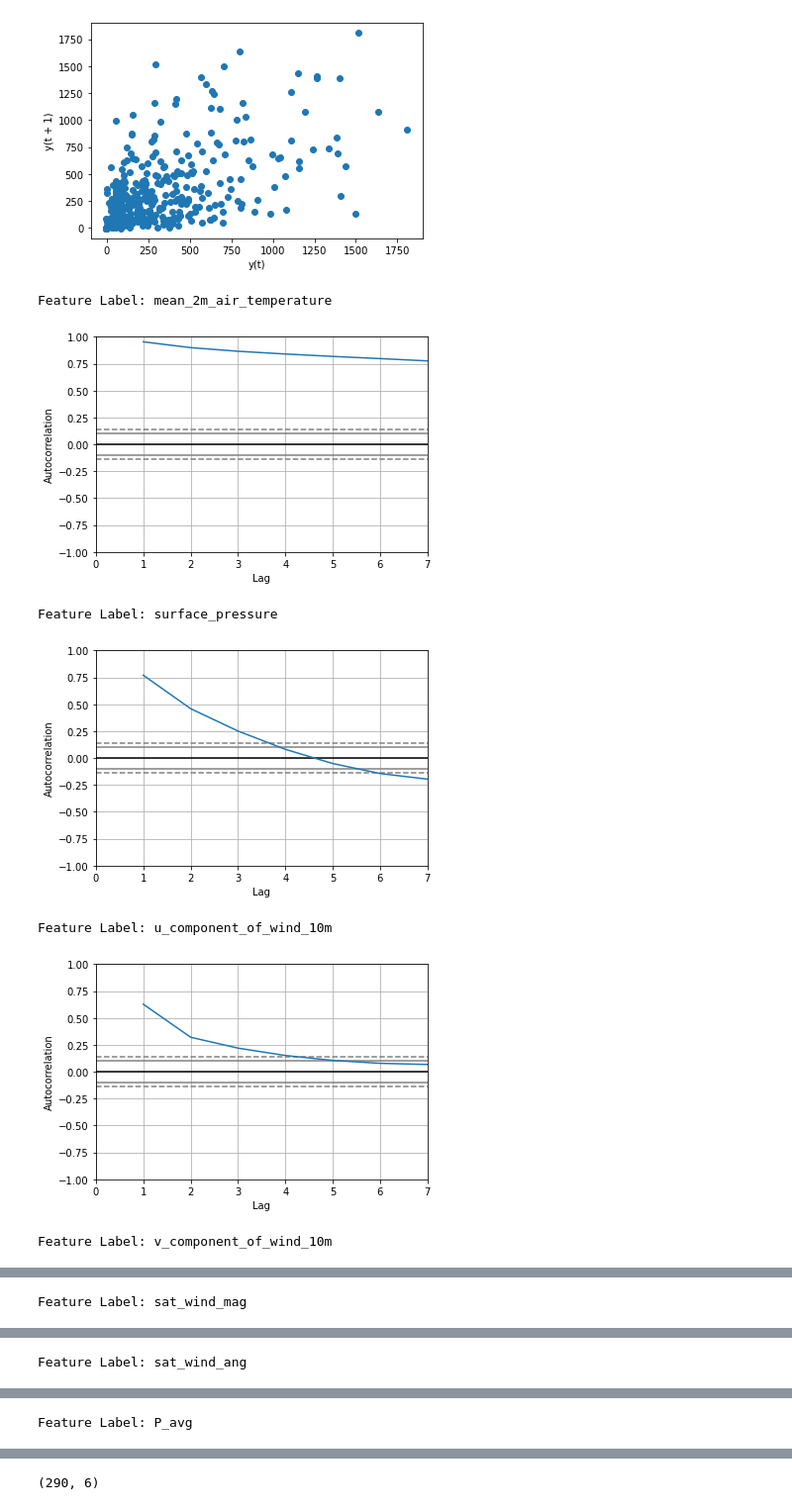
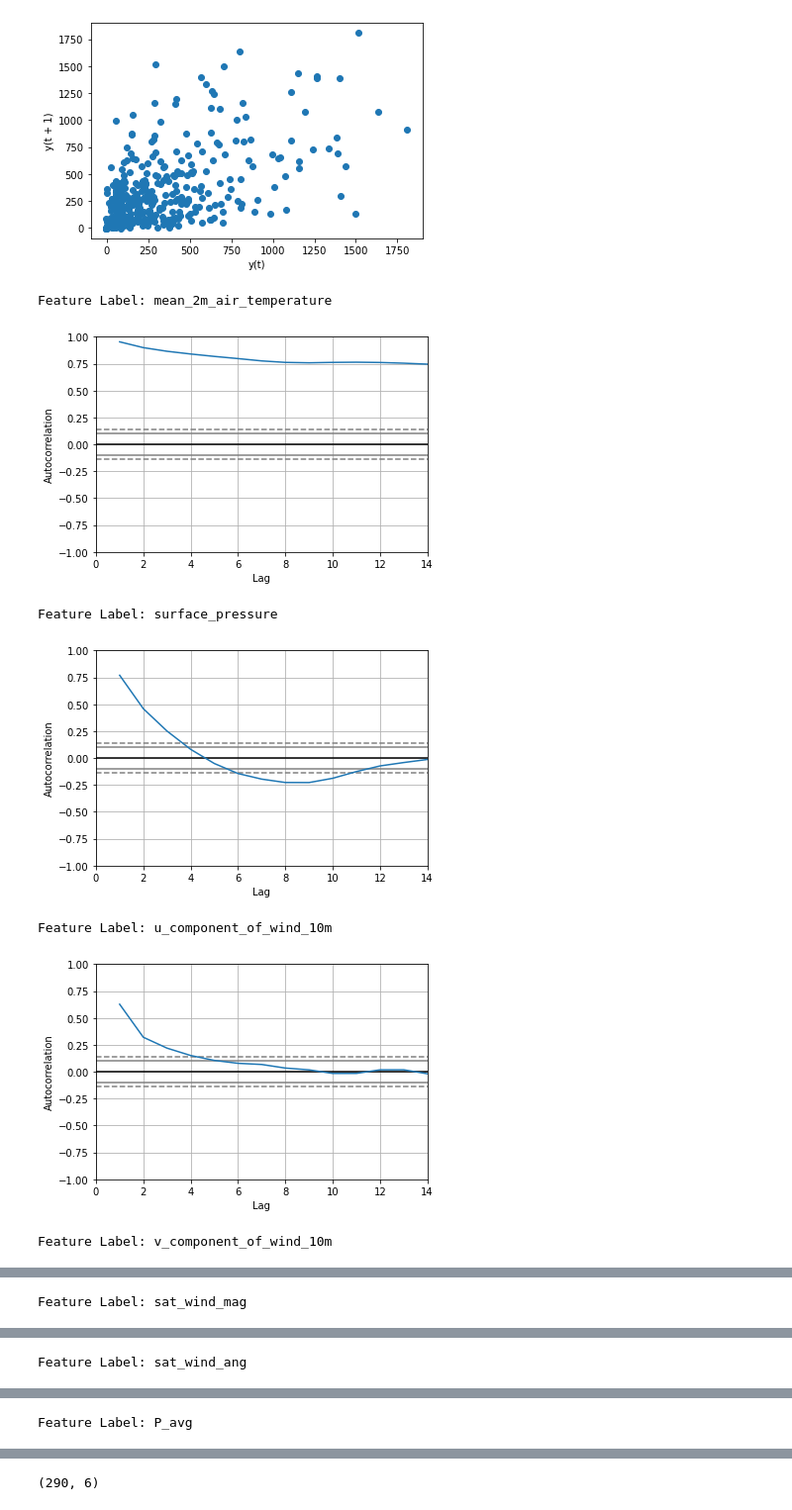
Before and after one commit to namiwa/EG3301R, a Jupyter notebook: notebooks/wind/Local_model_training.ipynb, the cells around one changed output, grey strips where cells are left out. Shown at 99% size. Cells and saved outputs as stored; diff of their text form; code cells hidden in the pictures.

```diff
--- a/Local_model_training.ipynb
+++ b/notebooks/wind/Local_model_training.ipynb
@@ -172,14 +149,14 @@ Feature Label: P_avg
 # %%
 from pandas.plotting import autocorrelation_plot
 for col in final.keys():
     print('Feature Label: ' + col)
-    autocorrelation_plot(final[col]).set_xlim([0, 7])
+    autocorrelation_plot(final[col]).set_xlim([0, 14])
     plt.show()
 # %% [output]
 Feature Label: mean_2m_air_temperature
-[figure, old version]
+[figure, new version]
 Feature Label: surface_pressure
-[figure, old version]
+[figure, new version]
 Feature Label: u_component_of_wind_10m
-[figure, old version]
+[figure, new version]
 Feature Label: v_component_of_wind_10m
```
Also changed, not shown: parts of 13 cells of this notebook, 4 other files.
